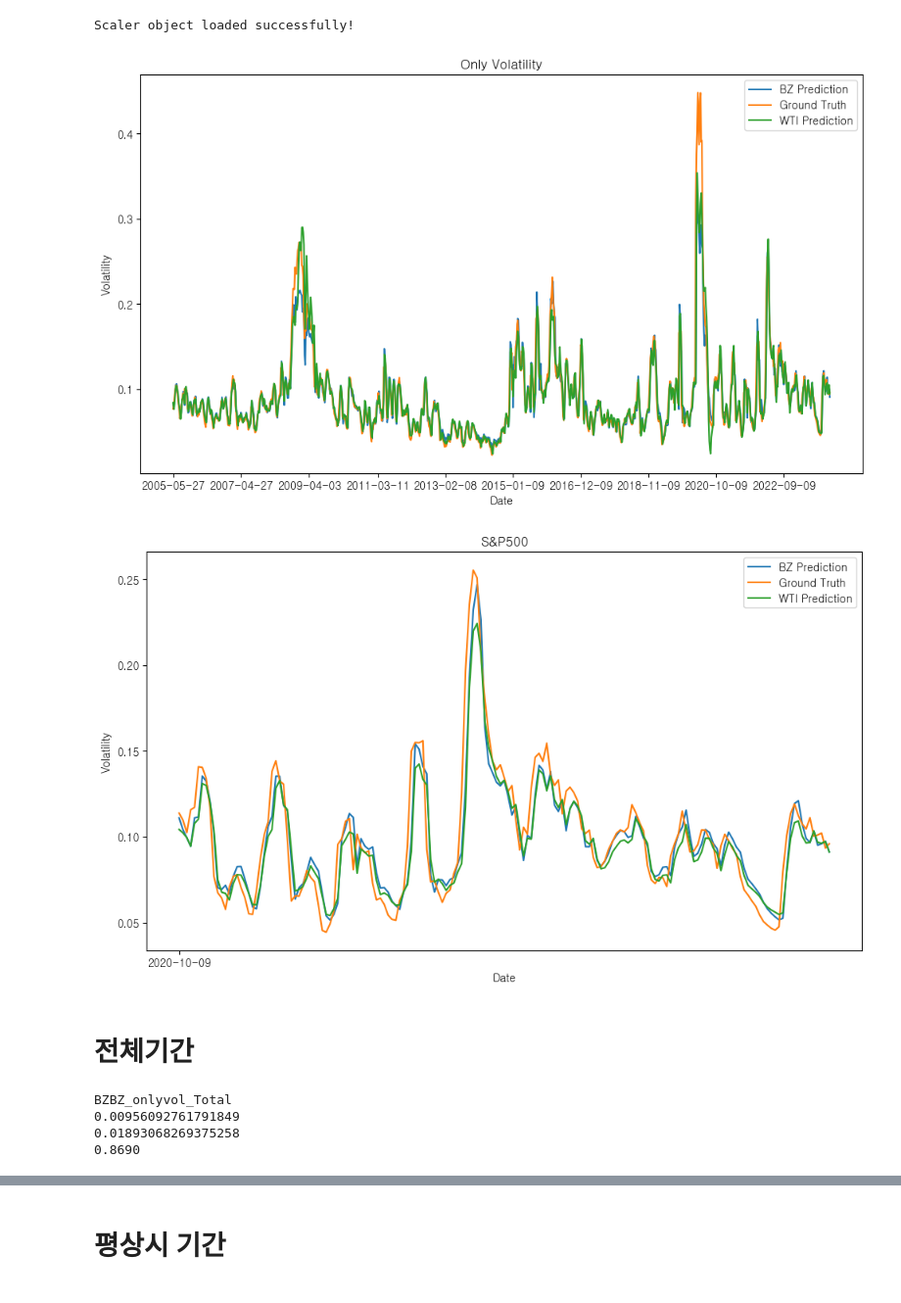
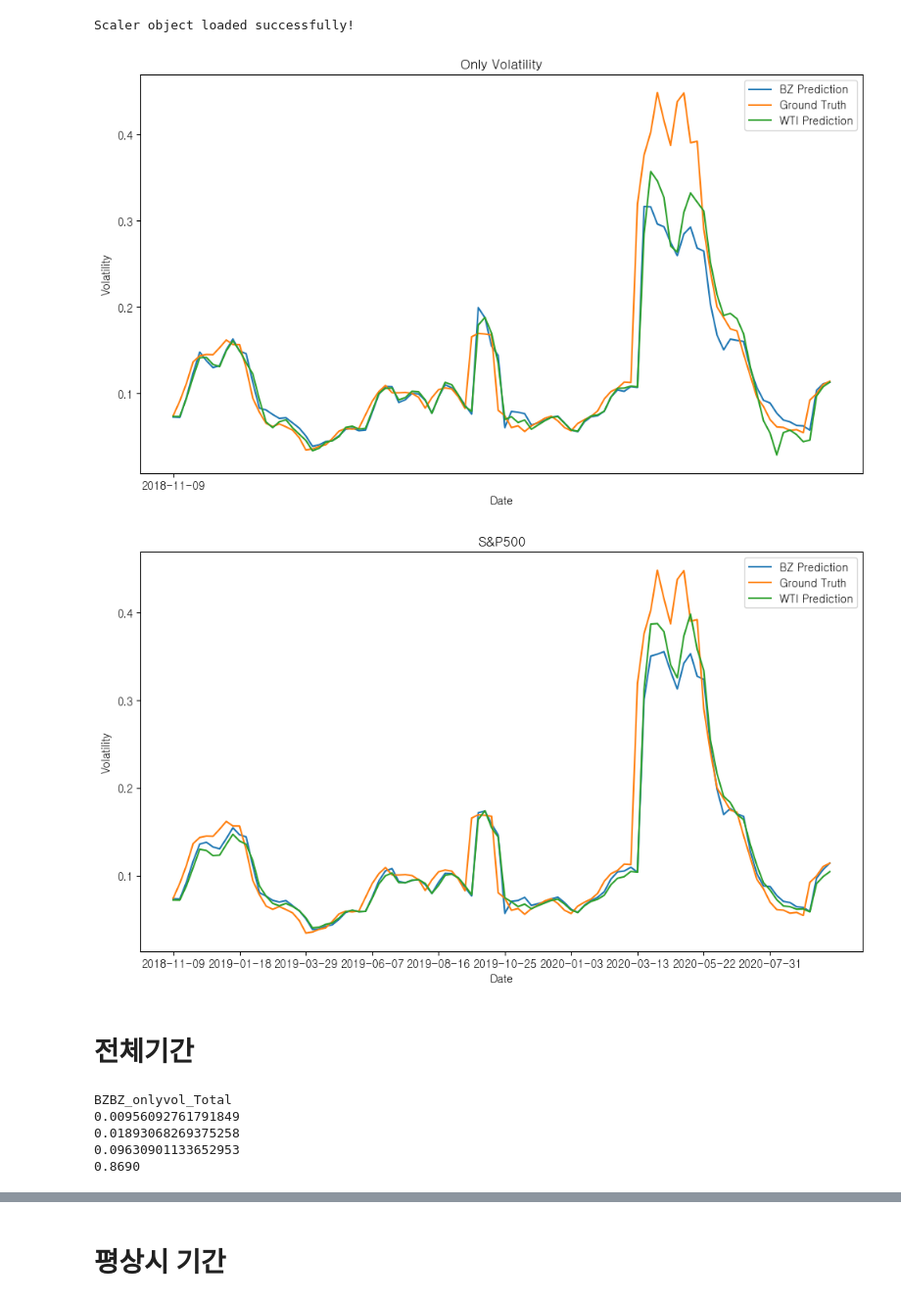
Before and after one commit to kimjuhwan1234/Volatility_Forecasting, a Jupyter notebook: EDA.ipynb, the cells around one changed output, grey strips where cells are left out. Shown at 98% size. Saved outputs shown, nothing was run; the diff lists cells and outputs as text; code cells hidden in the pictures.

```diff
--- a/EDA.ipynb
+++ b/EDA.ipynb
@@ -87,47 +92,52 @@ Scaler object loaded successfully!
 # %%
 plt.figure(figsize=(10, 6))
 
-plt.plot(pred_inv, label='BZ Prediction')
-plt.plot(truth_inv, label='Ground Truth')
-plt.plot(pred_inv2, label='WTI Prediction')
+start = 700
+end = 800
+plt.plot(pred_inv.iloc[start:end, 0], label='BZ Prediction')
+plt.plot(truth_inv.iloc[start:end, 0], label='Ground Truth')
+plt.plot(pred_inv2.iloc[start:end, 0], label='WTI Prediction')
 
 plt.title('Only Volatility')
 plt.xlabel('Date')
 plt.ylabel('Volatility')
 plt.legend()
-plt.xticks(pred_inv.index[0:-2:100])
+plt.xticks(pred_inv.index[start:end:200])
 plt.tight_layout()
 plt.show()
 # %% [output]
-[figure, old version]
+[figure, new version]
 # %%
 plt.figure(figsize=(10, 6))
 
-start = 800
-plt.plot(pred_inv3.iloc[start:, 0], label='BZ Prediction')
-plt.plot(truth_inv4.iloc[start:, 0], label='Ground Truth')
-plt.plot(pred_inv4.iloc[start:, 0], label='WTI Prediction')
+start = 700
+end = 800
+plt.plot(pred_inv3.iloc[start:end, 0], label='BZ Prediction')
+plt.plot(truth_inv4.iloc[start:end, 0], label='Ground Truth')
+plt.plot(pred_inv4.iloc[start:end, 0], label='WTI Prediction')
 
 plt.title('S&P500')
 plt.xlabel('Date')
 plt.ylabel('Volatility')
 plt.legend()
-plt.xticks(pred_inv4.index[start:-1:200])
+plt.xticks(pred_inv4.index[start:end:10])
 plt.tight_layout()
 plt.show()
 # %% [output]
-[figure, old version]
+[figure, new version]
 # %% [markdown]
 # 전체기간
 # %%
 print('BZBZ_onlyvol_Total')
 print(calculate_mae(truth_inv.values, pred_inv.values))
 print(calculate_rmse(truth_inv.values, pred_inv.values))
+print(calculate_mape(truth_inv.values, pred_inv.values))
 print(f'{r2_score(truth_inv.values, pred_inv.values):.4f}')
 # %% [output]
 BZBZ_onlyvol_Total
 0.00956092761791849
 0.01893068269375258
+0.09630901133652953
 0.8690
 # %%
 print('SPBZ_onlyvol_Total')
```
Also changed, not shown: parts of 28 cells of this notebook, 25 other files.
